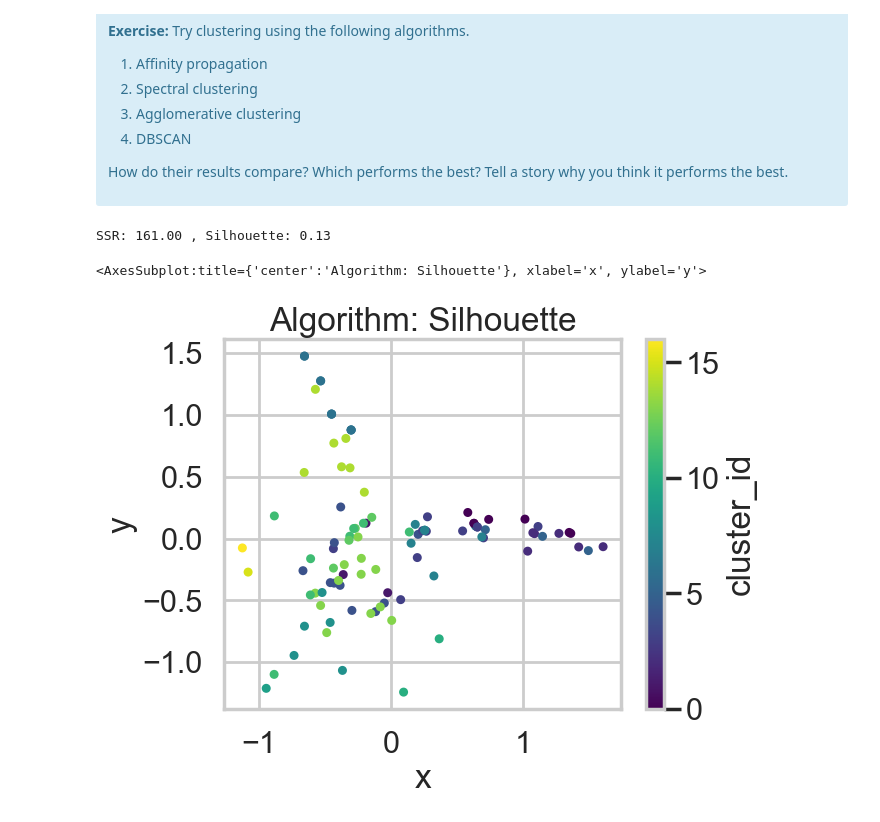
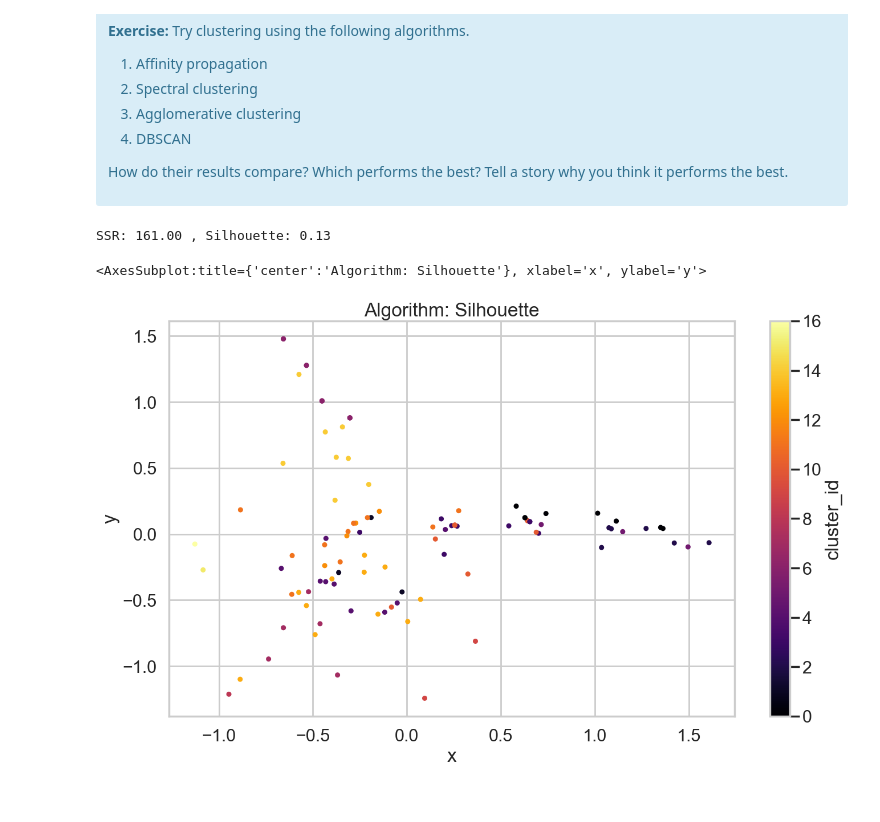
Before and after one commit to kwcode2016/mec-16.2.6-clustering-mini-project, a Jupyter notebook: Mini_Project_Clustering.ipynb, the cells around one changed output. Drawn from its saved outputs; the diff is of its cells as text; code cells hidden in the pictures.

Commit message:
cleaning up the different algorithm charts

```diff
--- a/Mini_Project_Clustering.ipynb
+++ b/Mini_Project_Clustering.ipynb
@@ -586,15 +586,15 @@ def SSR(x, labels, centroids):
 # %%
 cluster = AffinityPropagation().fit(x_cols)
 labels = cluster.labels_
 df_cluster = pd.DataFrame(data=np.array([df.index, labels, x, y]).T, columns=['customer_name', 'cluster_id', 'x', 'y'])
 df_cluster['x'] = df_cluster['x'].astype(float)
 df_cluster['y'] = df_cluster['y'].astype(float)
 print('SSR: %.2f'%SSR(x_cols, labels, cluster.cluster_centers_), ', Silhouette: %.2f'%silhouette_score(x_cols, labels))
-df_cluster.plot.scatter(x='x', y='y', c='cluster_id', colormap='viridis', title='Algorithm: Silhouette')
+df_cluster.plot.scatter(x='x', y='y', c='cluster_id', colormap='inferno', title='Algorithm: Silhouette', figsize = (16,9))
 # %% [output]
 SSR: 161.00 , Silhouette: 0.13
 <AxesSubplot:title={'center':'Algorithm: Silhouette'}, xlabel='x', ylabel='y'>
-[figure, old version]
+[figure, new version]
 # %%
 cluster = SpectralClustering(n_clusters=5).fit(x_cols)
 labels = cluster.labels_
```
Also changed, not shown: parts of 3 cells of this notebook.
